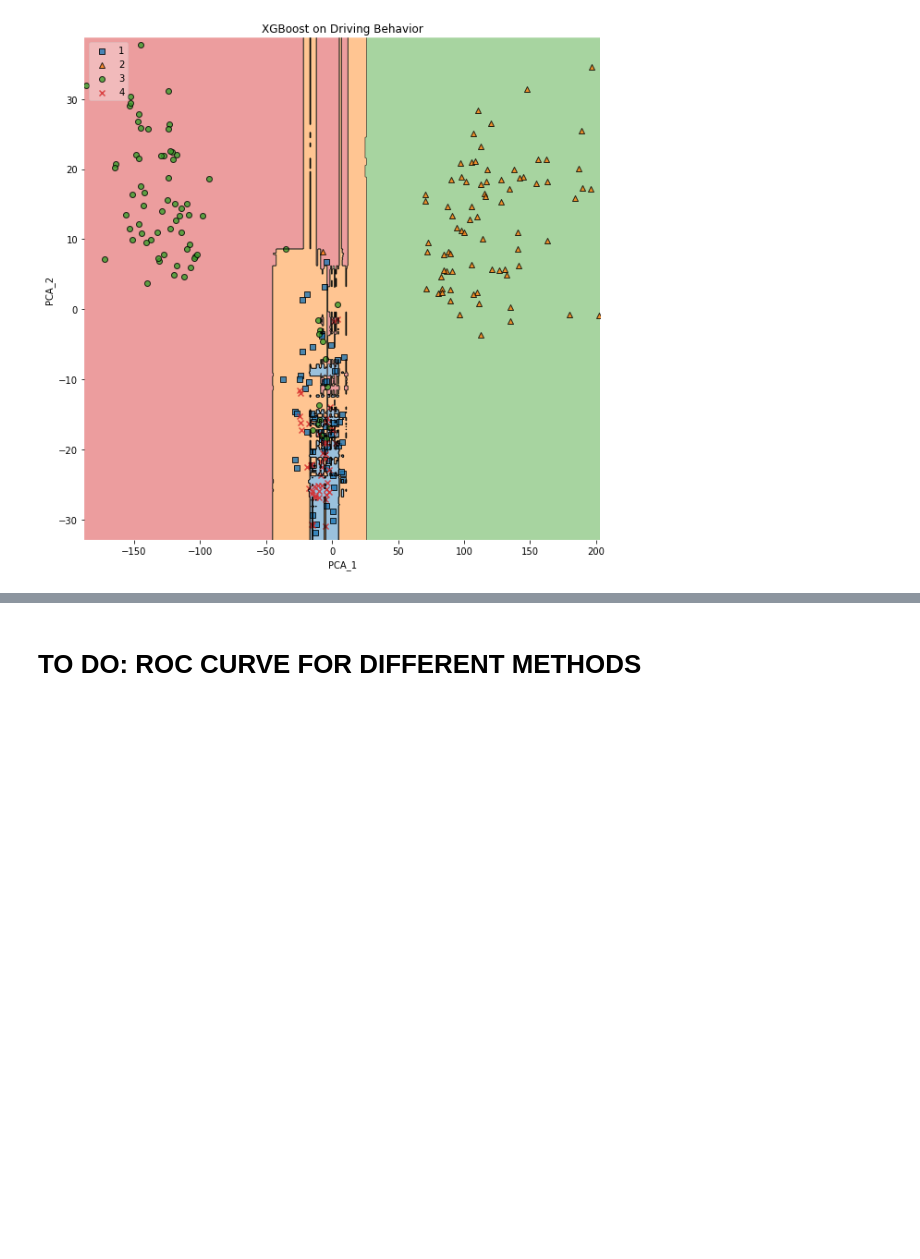
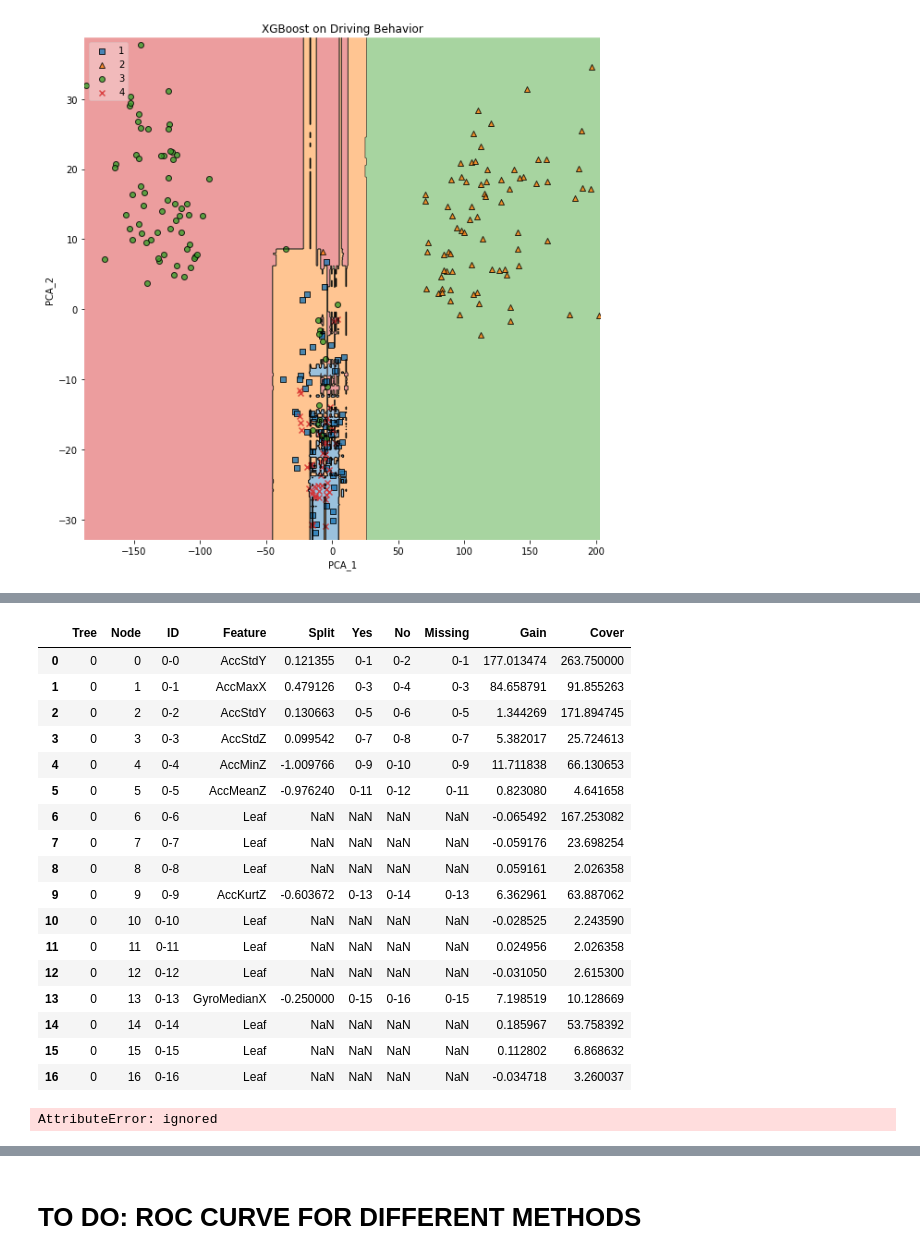
Before and after one commit to monikachudyba/MachineLearningProjects, a Jupyter notebook: Driving Behavior Dataset.ipynb, the cells around one changed output, grey strips where cells are left out. Drawn from its saved outputs; the diff is of its cells as text; code cells hidden in the pictures; blank space fills up the shorter version.

```diff
--- a/Driving Behavior Dataset.ipynb
+++ b/Driving Behavior Dataset.ipynb
@@ -889,0 +942,4 @@ plt.show()
+# %%
+bst = clf_xgb.get_booster()
+for importance_type in ('weight', 'gain', 'cover', 'total_gain', 'total_cover'):
+  print('%s: ' % importance_type, bst.get_score(importance_type=importance_type))
@@ -889,0 +1026,25 @@ plt.show()
+# %%
+bst.trees_to_dataframe().query("Tree == 0")
+# %% [output]
+|  | Tree | Node | ID | Feature | Split | Yes | No | Missing | Gain | Cover |
+| 0 | 0 | 0 | 0-0 | AccStdY | 0.121355 | 0-1 | 0-2 | 0-1 | 177.013474 | 263.750000 |
+| 1 | 0 | 1 | 0-1 | AccMaxX | 0.479126 | 0-3 | 0-4 | 0-3 | 84.658791 | 91.855263 |
+| 2 | 0 | 2 | 0-2 | AccStdY | 0.130663 | 0-5 | 0-6 | 0-5 | 1.344269 | 171.894745 |
+| 3 | 0 | 3 | 0-3 | AccStdZ | 0.099542 | 0-7 | 0-8 | 0-7 | 5.382017 | 25.724613 |
+| 4 | 0 | 4 | 0-4 | AccMinZ | -1.009766 | 0-9 | 0-10 | 0-9 | 11.711838 | 66.130653 |
+| 5 | 0 | 5 | 0-5 | AccMeanZ | -0.976240 | 0-11 | 0-12 | 0-11 | 0.823080 | 4.641658 |
+| 6 | 0 | 6 | 0-6 | Leaf | NaN | NaN | NaN | NaN | -0.065492 | 167.253082 |
+| 7 | 0 | 7 | 0-7 | Leaf | NaN | NaN | NaN | NaN | -0.059176 | 23.698254 |
+| 8 | 0 | 8 | 0-8 | Leaf | NaN | NaN | NaN | NaN | 0.059161 | 2.026358 |
+| 9 | 0 | 9 | 0-9 | AccKurtZ | -0.603672 | 0-13 | 0-14 | 0-13 | 6.362961 | 63.887062 |
+| 10 | 0 | 10 | 0-10 | Leaf | NaN | NaN | NaN | NaN | -0.028525 | 2.243590 |
+| 11 | 0 | 11 | 0-11 | Leaf | NaN | NaN | NaN | NaN | 0.024956 | 2.026358 |
+| 12 | 0 | 12 | 0-12 | Leaf | NaN | NaN | NaN | NaN | -0.031050 | 2.615300 |
+| 13 | 0 | 13 | 0-13 | GyroMedianX | -0.250000 | 0-15 | 0-16 | 0-15 | 7.198519 | 10.128669 |
+| 14 | 0 | 14 | 0-14 | Leaf | NaN | NaN | NaN | NaN | 0.185967 | 53.758392 |
+| 15 | 0 | 15 | 0-15 | Leaf | NaN | NaN | NaN | NaN | 0.112802 | 6.868632 |
+| 16 | 0 | 16 | 0-16 | Leaf | NaN | NaN | NaN | NaN | -0.034718 | 3.260037 |
+# %%
+bst.save_config()
+# %% [output]
+AttributeError: ignored
```
Also changed, not shown: parts of 27 cells of this notebook.
